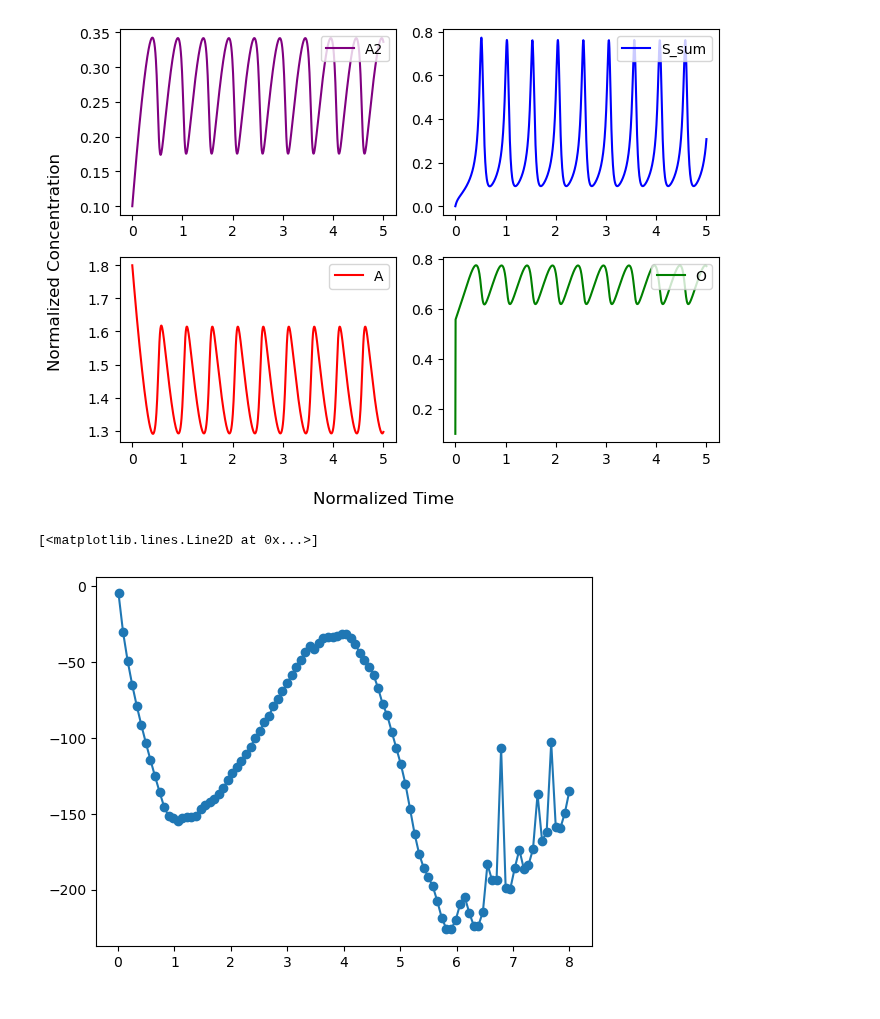
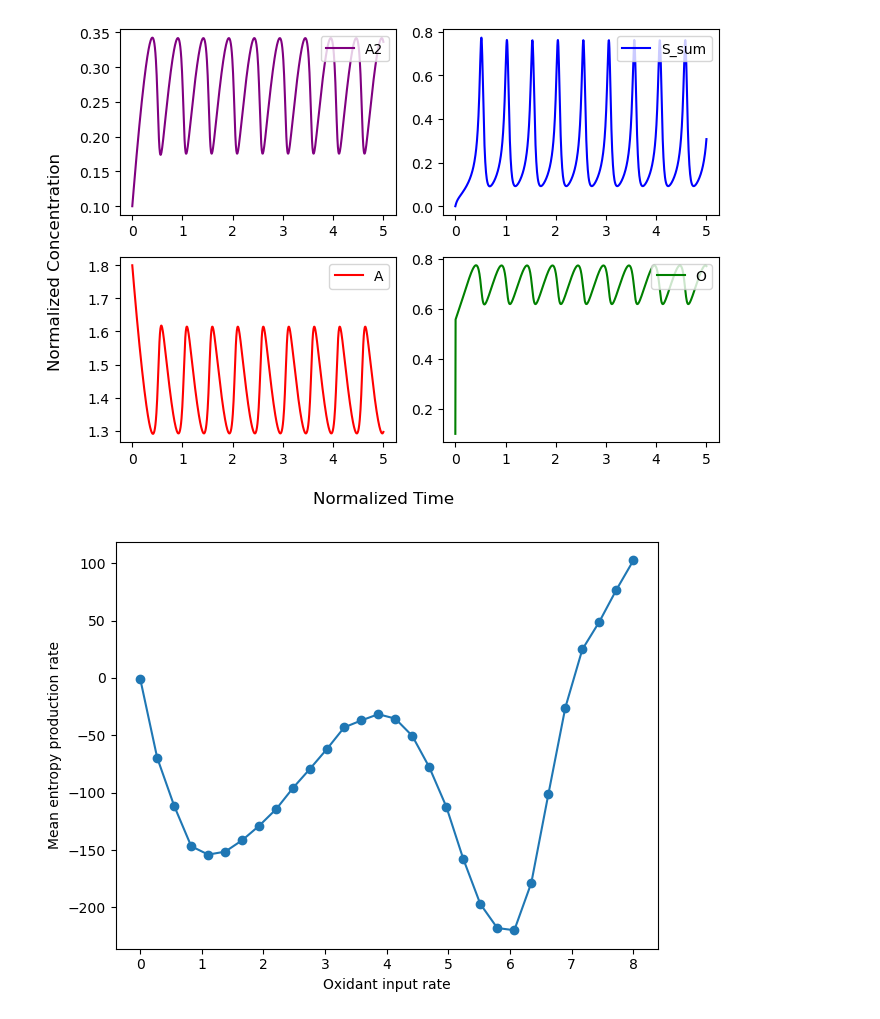
Before and after one commit to Zhiheng419/Chemical_Oscillation_Model, a Jupyter notebook: sym.ipynb, the cells around one changed output. Cells and saved outputs as stored; diff of their text form; code cells hidden in the pictures.

```diff
--- a/sym.ipynb
+++ b/sym.ipynb
@@ -90,9 +90,9 @@ sol = model.simulate(t=20, method='LSODA', npoints=1000)
 # %%
 #Control parameter is r
 sigma_mean_list = []
-r_range = np.linspace(0.01, 8, 100)
+r_range = np.linspace(0.001, 8, 30)
 idx = 0
-#fig, ax = plt.subplots(10, 1, figsize=(10, 20))
+#fig, ax = plt.subplots(20, 1, figsize=(10, 40))
 for r in r_range:
     T = 298
     R = 8.314
@@ -100,7 +100,7 @@ for r in r_range:
     alpha, beta, theta, phi = params
 
     model.set_params(np.array([alpha, beta, theta, phi])/r)
-    sol = model.simulate(t=10, method='LSODA')
+    sol = model.simulate(t=10, method='LSODA', npoints=5000)
 
     cA2, cS, cO = sol.y
     cM = cS**m
@@ -109,7 +109,7 @@ for r in r_range:
     muA2 = R * T * np.log(cA2 + 1e-10)
     muS = R * T * np.log(cS + 1e-10)
     muO = R * T * np.log(cO + 1e-10)
-    muA = R * T * np.log(abs(cA) + 1e-10)
+    muA = R * T * np.log(cA.clip(min=0) + 1e-10)
     muM = R * T * np.log(cM + 1e-10)
 
     j1 = cA * cO * r
@@ -132,8 +132,11 @@ for r in r_range:
     sigma_mean = np.mean(sigma)
     sigma_mean_list.append(sigma_mean)
     idx += 1
-# %%
-plt.plot(r_range, sigma_mean_list, marker='o')
-# %% [output]
-[<matplotlib.lines.Line2D at 0x...>]
-[figure, removed]
+# %%
+fig, ax = plt.subplots()
+ax.plot(r_range, sigma_mean_list, marker='o')
+ax.set_xlabel('Oxidant input rate')
+ax.set_ylabel('Mean entropy production rate')
+fig.tight_layout()
+# %% [output]
+[figure, added]
```
Also changed, not shown: 3 other files.
